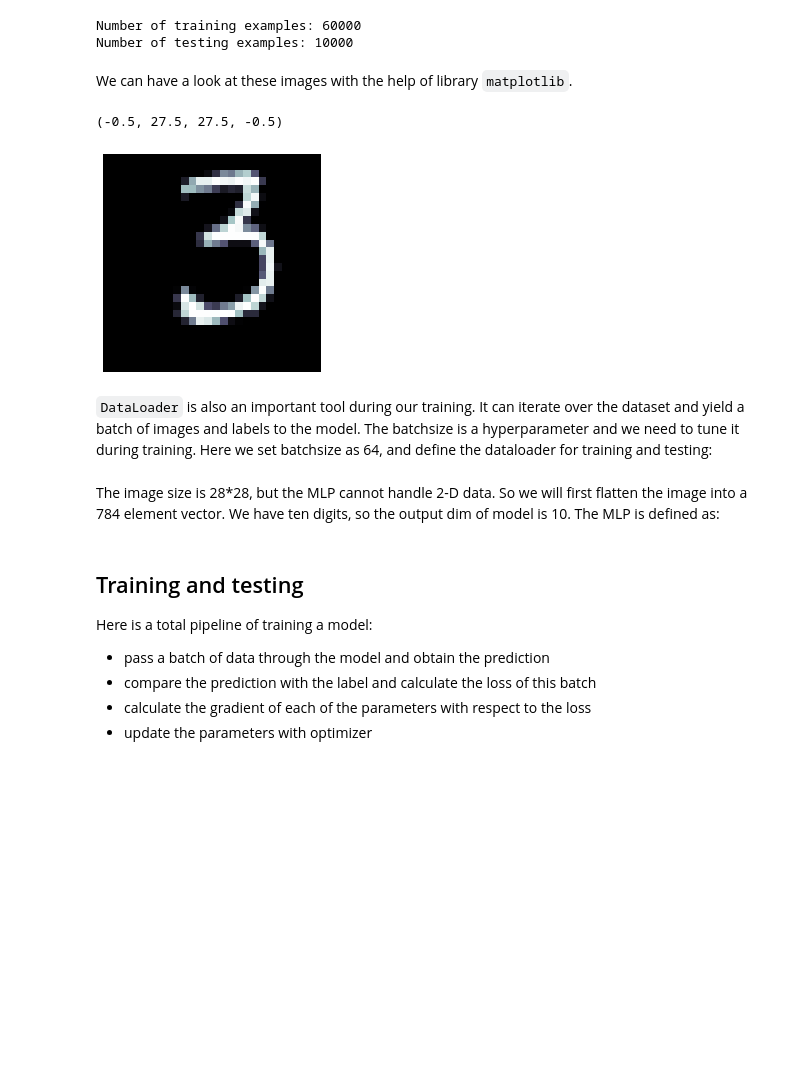
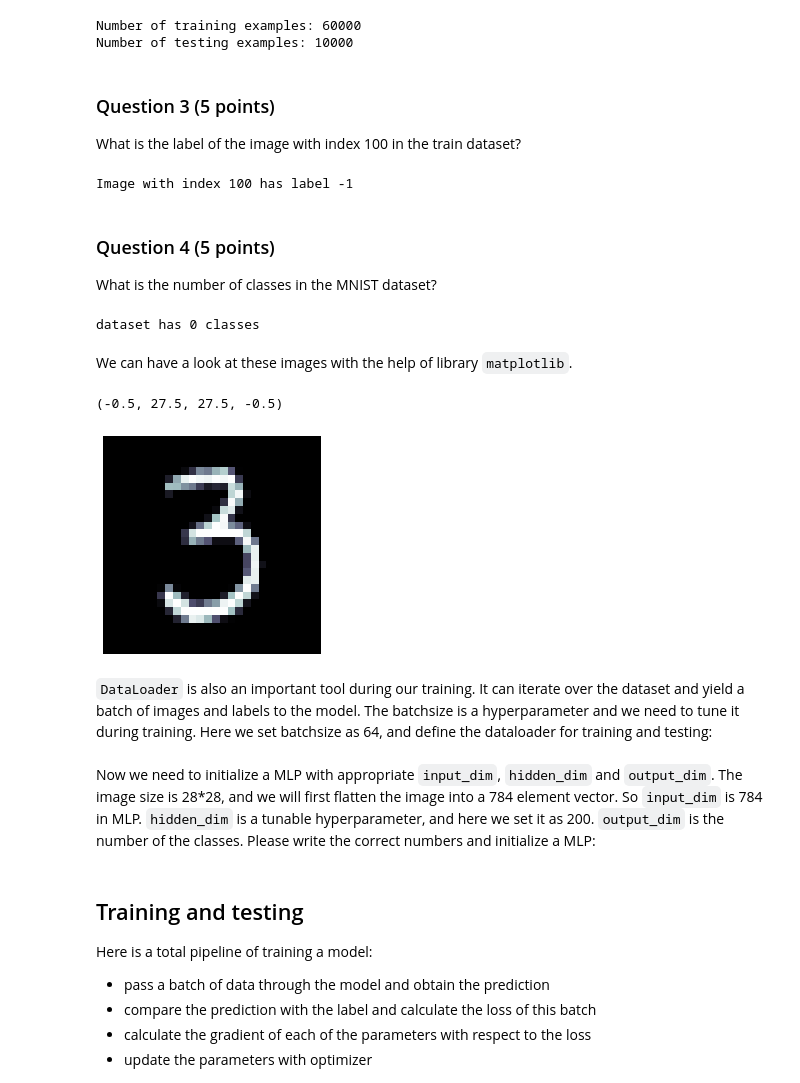
Before and after one commit to huangtinglin/test_colab, a Jupyter notebook: colab0.ipynb, the cells around one changed output. Drawn from its saved outputs; the diff is of its cells as text; code cells hidden in the pictures; blank space fills up the shorter version.

```diff
--- a/colab0.ipynb
+++ b/colab0.ipynb
@@ -279,20 +277,66 @@ print(f'Number of testing examples: {len(test_data)}')  # check the number of th
 # %% [output]
 Number of training examples: 60000
 Number of testing examples: 10000
+# %% [markdown]
+### Question 3 (5 points)
+
+What is the label of the image with index 100 in the train dataset?
+# %%
+def get_image_label(dataset, idx):
+  # TODO: Implement a function that takes a dataset object,
+  # an index of a image within the dataset, and returns the class/label
+  # of the image (as an integer).
+
+  label = -1
+
+  ############# Your code here ############
+  ## (~1 line of code)
+
+  #########################################
+
+  return label
+
+idx = 100
+label = get_image_label(train_data, idx)
+print('Image with index {} has label {}'.format(idx, label))
+# %% [output]
+Image with index 100 has label -1
+# %% [markdown]
+### Question 4 (5 points)
+
+What is the number of classes in the MNIST dataset?
+# %%
+def get_num_classes(pyg_dataset):
+  # TODO: Implement a function that takes a dataset object
+  # and returns the number of classes for that dataset.
+
+  num_classes = 0
+
+  ############# Your code here ############
+  ## (~1 line of code)
+
+  #########################################
+
+  return num_classes
+
+num_classes = get_num_classes(train_data)
+print("dataset has {} classes".format(num_classes))
+# %% [output]
+dataset has 0 classes
 # %% [markdown]
 We can have a look at these images with the help of library `matplotlib`.
 # %%
 import matplotlib.pyplot as plt
 
 image_idx = 50  # the index of the image we want to see
-image, label = train_data[50]  # the image data and its corresponding label
+image = train_data[50][0]
 
 fig = plt.figure()
 plt.imshow(image.view(28, 28).cpu().numpy(), cmap='bone')  # plot the image
 plt.axis('off')
 # %% [output]
 (-0.5, 27.5, 27.5, -0.5)
-[figure, old version]
+[figure, new version]
 # %% [markdown]
 `DataLoader` is also an important tool during our training. It can iterate over the dataset and yield a batch of images and labels to the model. The batchsize is a hyperparameter and we need to tune it during training. Here we set batchsize as 64, and define the dataloader for training and testing:
 # %%
@@ -304,5 +348,3 @@ train_loader = data.DataLoader(train_data,
 
 test_loader = data.DataLoader(test_data,
                                 batch_size=BATCH_SIZE)
-# %% [markdown]
-The image size is 28*28, but the MLP cannot handle 2-D data. So we will first flatten the image into a 784 element vector. We have ten digits, so the output dim of model is 10. The MLP is defined as:
@@ -310,0 +351,2 @@ model = MLP(input_dim=784, hidden_dim=200, output_dim=10)
+# %% [markdown]
+Now we need to initialize a MLP with appropriate `input_dim`, `hidden_dim` and `output_dim`. The image size is 28*28, and we will first flatten the image into a 784 element vector. So `input_dim` is 784 in MLP. `hidden_dim` is a tunable hyperparameter, and here we set it as 200. `output_dim` is the number of the classes. Please write the correct numbers and initialize a MLP:
```
Also changed, not shown: parts of 21 cells of this notebook.
